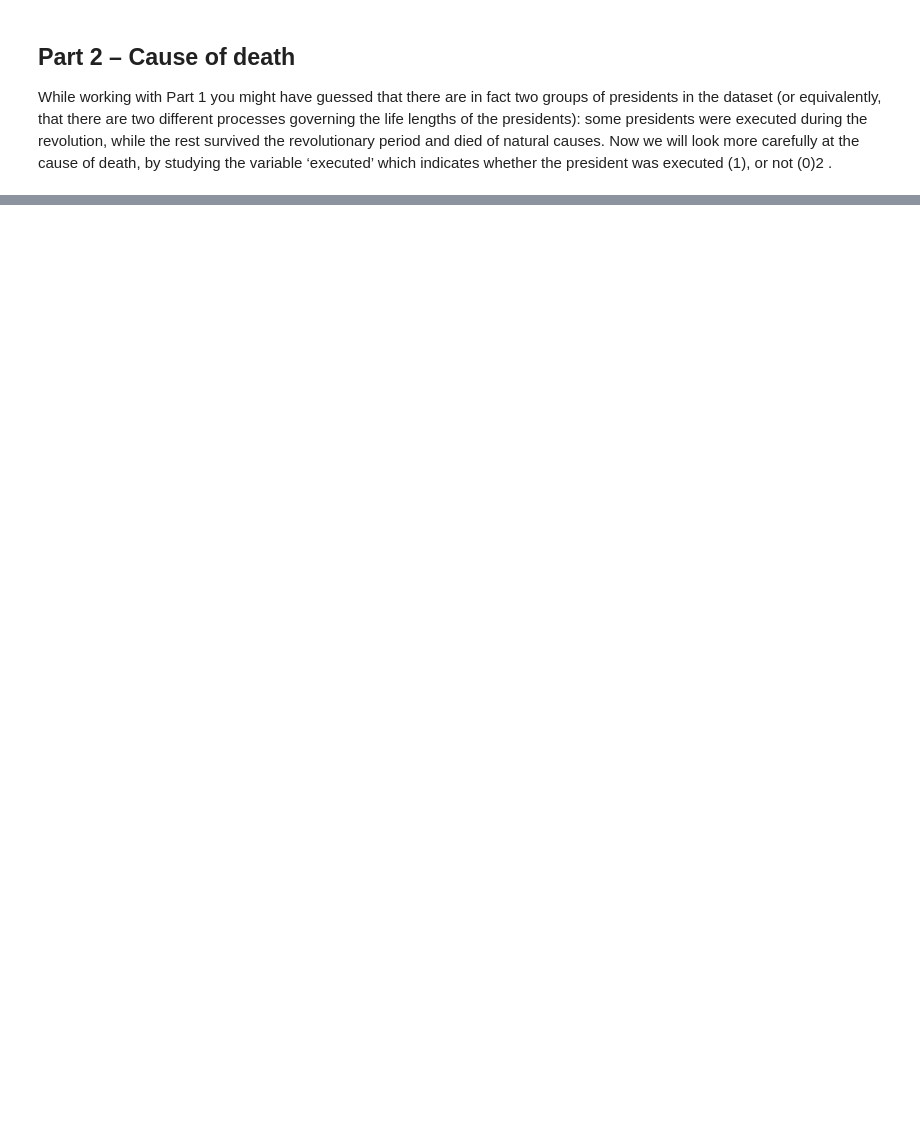
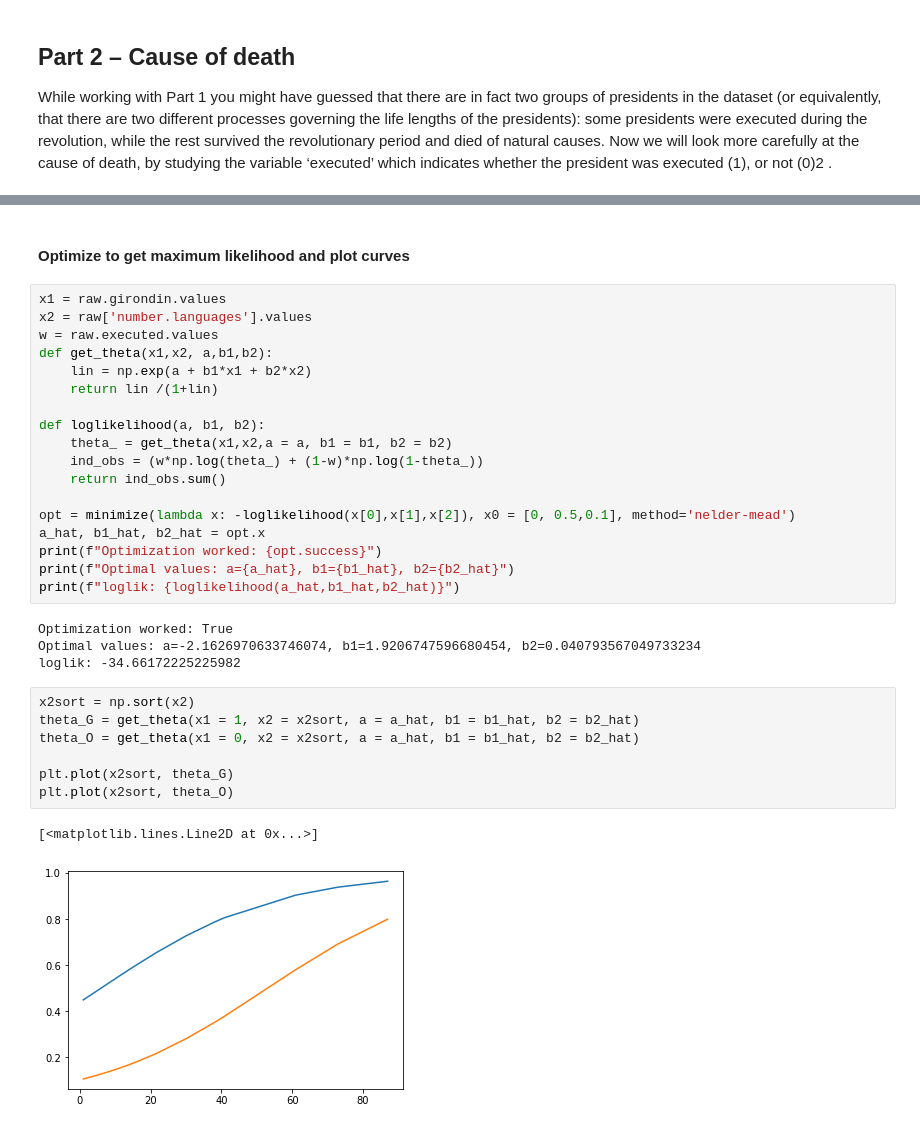
Before and after one commit to simeneide/phd-notes, a Jupyter notebook: stk4021/oblig.ipynb, the cells around one changed output, grey strips where cells are left out. Saved outputs shown, nothing was run; the diff lists cells and outputs as text; blank space fills up the shorter version.

```diff
--- a/stk4021/oblig.ipynb
+++ b/stk4021/oblig.ipynb
@@ -387,0 +513,34 @@ indicates whether the president was executed (1), or not (0)2
+# %% [markdown]
+#### Optimize to get maximum likelihood and plot curves
+# %%
+x1 = raw.girondin.values
+x2 = raw['number.languages'].values
+w = raw.executed.values
+def get_theta(x1,x2, a,b1,b2):
+    lin = np.exp(a + b1*x1 + b2*x2)
+    return lin /(1+lin)
+
+def loglikelihood(a, b1, b2):
+    theta_ = get_theta(x1,x2,a = a, b1 = b1, b2 = b2)
+    ind_obs = (w*np.log(theta_) + (1-w)*np.log(1-theta_))
+    return ind_obs.sum()
+
+opt = minimize(lambda x: -loglikelihood(x[0],x[1],x[2]), x0 = [0, 0.5,0.1], method='nelder-mead')
+a_hat, b1_hat, b2_hat = opt.x
+print(f"Optimization worked: {opt.success}")
+print(f"Optimal values: a={a_hat}, b1={b1_hat}, b2={b2_hat}")
+print(f"loglik: {loglikelihood(a_hat,b1_hat,b2_hat)}")
+# %% [output]
+Optimization worked: True
+Optimal values: a=-2.1626970633746074, b1=1.9206747596680454, b2=0.040793567049733234
+loglik: -34.66172225225982
+# %%
+x2sort = np.sort(x2)
+theta_G = get_theta(x1 = 1, x2 = x2sort, a = a_hat, b1 = b1_hat, b2 = b2_hat)
+theta_O = get_theta(x1 = 0, x2 = x2sort, a = a_hat, b1 = b1_hat, b2 = b2_hat)
+
+plt.plot(x2sort, theta_G)
+plt.plot(x2sort, theta_O)
+# %% [output]
+[<matplotlib.lines.Line2D at 0x...>]
+[figure, added]
```
Also changed, not shown: parts of 16 cells of this notebook.
